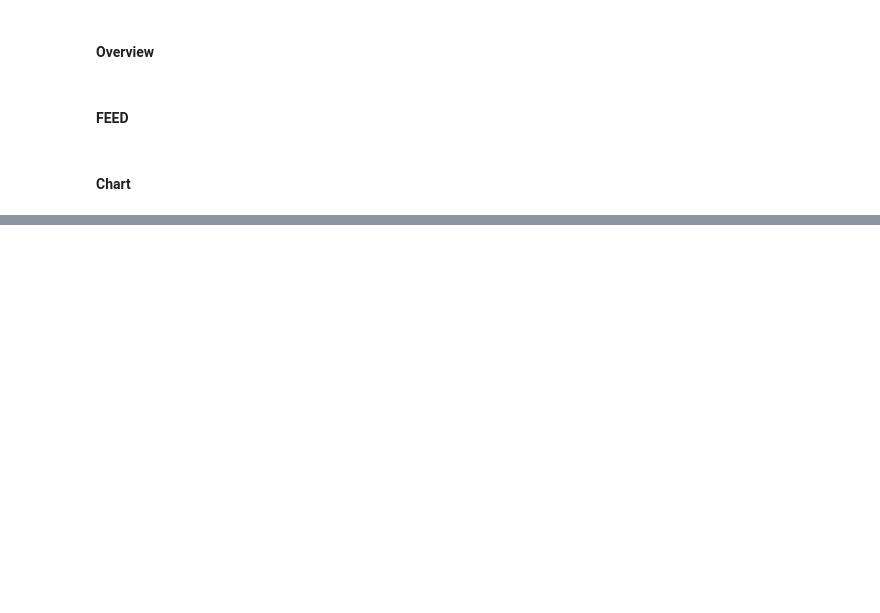
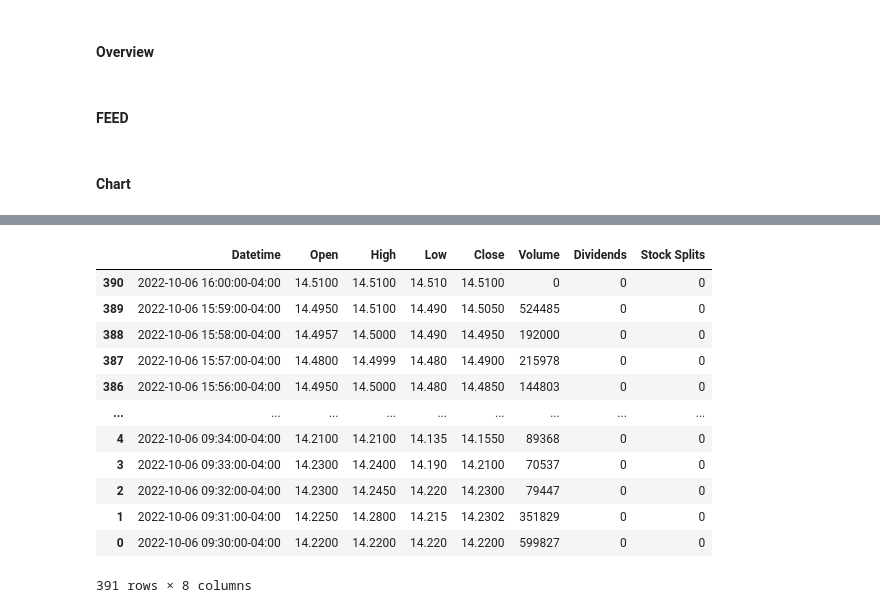
Before and after one commit to lucastere10/projects, a Jupyter notebook: Python Projects/Dash/Dash Finance App/test.ipynb, the cells around one changed output, grey strips where cells are left out. Saved outputs shown, nothing was run; the diff lists cells and outputs as text; code cells hidden in the pictures; blank space fills up the shorter version.

```diff
--- a/Python Projects/Dash/Dash Finance App/test.ipynb
+++ b/Python Projects/Dash/Dash Finance App/test.ipynb
@@ -73,2 +66,2 @@ True
 # %%
-hist.reset_index()
+hist = hist.reset_index()
@@ -74,0 +92,16 @@ hist.reset_index()
+# %%
+hist.iloc[::-1]
+# %% [output]
+|  | Datetime | Open | High | Low | Close | Volume | Dividends | Stock Splits |
+| 390 | 2022-10-06 16:00:00-04:00 | 14.5100 | 14.5100 | 14.510 | 14.5100 | 0 | 0 | 0 |
+| 389 | 2022-10-06 15:59:00-04:00 | 14.4950 | 14.5100 | 14.490 | 14.5050 | 524485 | 0 | 0 |
+| 388 | 2022-10-06 15:58:00-04:00 | 14.4957 | 14.5000 | 14.490 | 14.4950 | 192000 | 0 | 0 |
+| 387 | 2022-10-06 15:57:00-04:00 | 14.4800 | 14.4999 | 14.480 | 14.4900 | 215978 | 0 | 0 |
+| 386 | 2022-10-06 15:56:00-04:00 | 14.4950 | 14.5000 | 14.480 | 14.4850 | 144803 | 0 | 0 |
+| ... | ... | ... | ... | ... | ... | ... | ... | ... |
+| 4 | 2022-10-06 09:34:00-04:00 | 14.2100 | 14.2100 | 14.135 | 14.1550 | 89368 | 0 | 0 |
+| 3 | 2022-10-06 09:33:00-04:00 | 14.2300 | 14.2400 | 14.190 | 14.2100 | 70537 | 0 | 0 |
+| 2 | 2022-10-06 09:32:00-04:00 | 14.2300 | 14.2450 | 14.220 | 14.2300 | 79447 | 0 | 0 |
+| 1 | 2022-10-06 09:31:00-04:00 | 14.2250 | 14.2800 | 14.215 | 14.2302 | 351829 | 0 | 0 |
+| 0 | 2022-10-06 09:30:00-04:00 | 14.2200 | 14.2200 | 14.220 | 14.2200 | 599827 | 0 | 0 |
+391 rows × 8 columns
```
Also changed, not shown: parts of 6 cells of this notebook, 2 other files.
